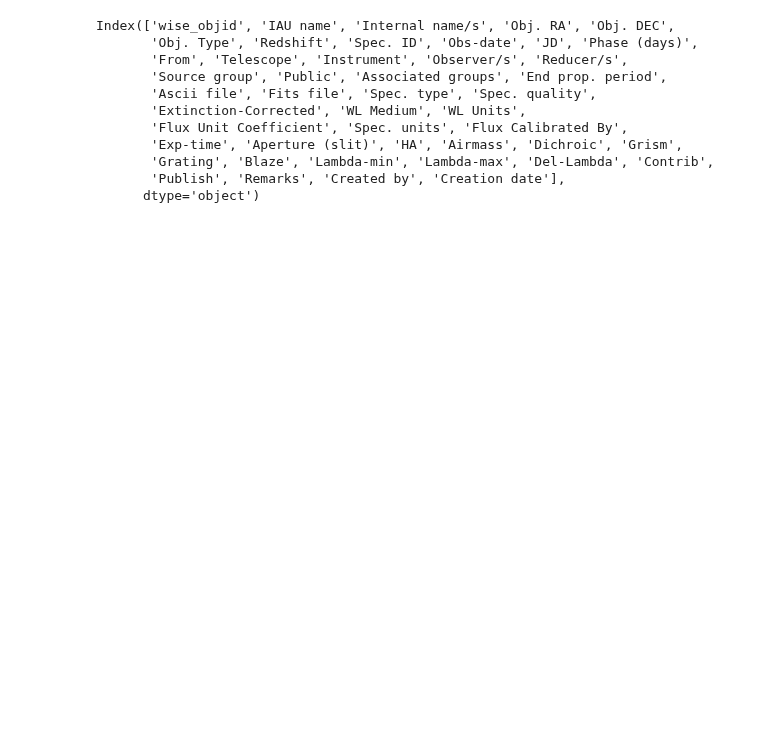
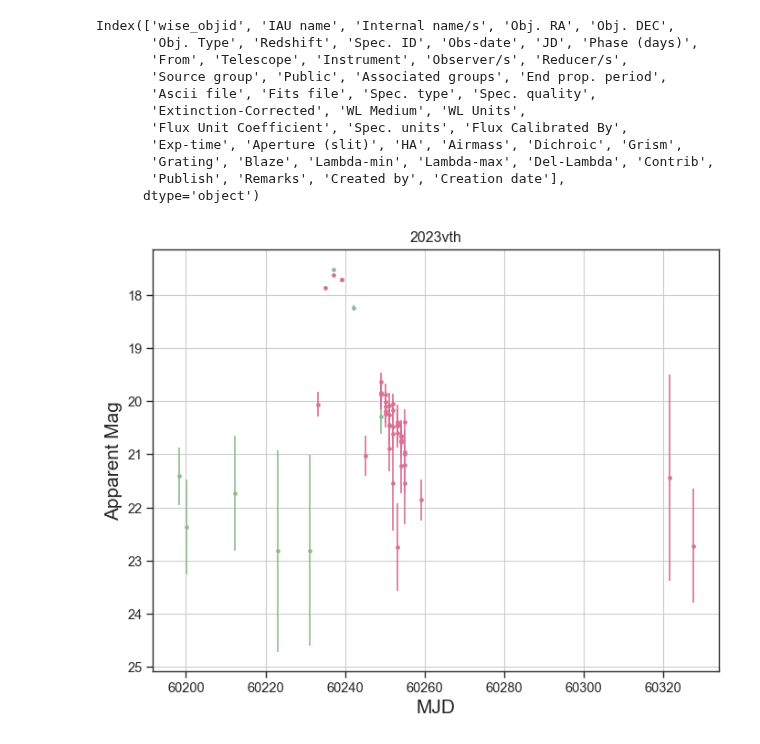
Before and after one commit to aec3675/multi-modal-multi-peaks, a Jupyter notebook: adrian/ztf_lc_work.ipynb, the cells around one changed output. Saved outputs shown, nothing was run; the diff lists cells and outputs as text; code cells hidden in the pictures; blank space fills up the shorter version.

Commit message:
updating LC info for edge cases of wiserep SESNe types

```diff
--- a/adrian/ztf_lc_work.ipynb
+++ b/adrian/ztf_lc_work.ipynb
@@ -40,7 +40,7 @@ Index(['wise_objid', 'IAU name', 'Internal name/s', 'Obj. RA', 'Obj. DEC',
 multi_types = ((all_spec_meta['Obj. Type']=='SN IIb')|(all_spec_meta['Obj. Type']=='SN Ib')|(all_spec_meta['Obj. Type']=='SN Ic')|
                (all_spec_meta['Obj. Type']=='SN Ib/c')|(all_spec_meta['Obj. Type']=='SN Ic-BL')|(all_spec_meta['Obj. Type']=='SN Ic-Ca-rich')|
                (all_spec_meta['Obj. Type']=='SN Ibn')|(all_spec_meta['Obj. Type']=='SN Ib-Ca-rich')|(all_spec_meta['Obj. Type']=='SN Ic-pec')|
-               (all_spec_meta['Obj. Type']=='SN Icn')|(all_spec_meta['Obj. Type']=='FBOT'))
+               (all_spec_meta['Obj. Type']=='SN Icn')|(all_spec_meta['Obj. Type']=='FBOT')|(all_spec_meta['Obj. Type']=='SN Ic-pec'))
 #ignoring: (all_spec_meta['Obj. Type']=='SLSN-I')|(all_spec_meta['Obj. Type']=='SLSN-II')|(all_spec_meta['Obj. Type']=='SN IIn')
 
 #filters for ZTF/P60 data
@@ -55,6 +55,7 @@ ibc = (all_spec_meta['Obj. Type']=='SN Ib/c')
 ibnicn = (all_spec_meta['Obj. Type']=='SN Ibn')|(all_spec_meta['Obj. Type']=='SN Icn')
 carich = (all_spec_meta['Obj. Type']=='SN Ib-Ca-rich')|(all_spec_meta['Obj. Type']=='SN Ic-Ca-rich')
 fbot = (all_spec_meta['Obj. Type']=='FBOT')
+icpec = (all_spec_meta['Obj. Type']=='SN Ic-pec')
 # slsni = (all_spec_meta['Obj. Type']=='SLSN-I')
 # slsnii = (all_spec_meta['Obj. Type']=='SLSN-II')
 # iin = (all_spec_meta['Obj. Type']=='SN IIn')
@@ -81,8 +82,8 @@ def make_ztf_info(type_str, type_mask):
     ztf_info = pd.DataFrame(d)
     ztf_info.to_csv(f"ztf_fp_info_for_{type_str}.csv", index=False)
 # %%
-types_str = ['SN IIb', 'SN Ib', 'SN Ic', 'SN Ibc', 'SN IbnIcn', 'SN Ibc Ca-rich', 'FBOT']
-types_flags = [iib, ib, ic, ibc, ibnicn, carich, fbot]
+types_str = ['SN IIb', 'SN Ib', 'SN Ic', 'SN Ibc', 'SN IbnIcn', 'SN Ibc Ca-rich', 'SN Ic-pec', 'FBOT']
+types_flags = [iib, ib, ic, ibc, ibnicn, carich, icpec, fbot]
 
 for i,types in enumerate(types_flags):
     make_ztf_info(types_str[i], types)
@@ -144,14 +150,16 @@ def create_ztf_lc_dfs(datadir, sn_type, check_names=False):
         files = sorted(glob.glob(datadir+'*_fp_lc.txt'))
         ztf_info_df = pd.read_csv(f'ztf_fp_info_for_{sn_type}.csv')
 
-        if (sn_type == 'SN IIb') or (sn_type =='SN IIn'):
+        if (sn_type == 'SN IIb') or (sn_type =='SN IIn') or (sn_type == 'SN Ibc'):
                 startindx = 18
         elif (sn_type == 'SN Ic') or (sn_type =='SN Ib'):
                 startindx = 17
-        elif sn_type == 'SLSN-I':
+        elif (sn_type == 'SLSN-I') or (sn_type == 'SN IbnIcn') or (sn_type == 'SN Ic-pec'):
                 startindx = 20
-        elif sn_type == 'SLSN-II':
+        elif (sn_type == 'SLSN-II') or (sn_type =='SN Ibc Ca-rich'):
                 startindx = 21
+        elif sn_type == 'FBOT':
+                startindx = 19
         else:
                 print(f'SN type {sn_type} unsupported or not in format SN XX / SLSN-XX')
                 return
@@ -201,6 +209,11 @@ sn_names_iib, lc_dfs_iib = create_ztf_lc_dfs('./ztf_fp_data/iib/','SN IIb')
 sn_names_iin, lc_dfs_iin = create_ztf_lc_dfs('./ztf_fp_data/iin/','SN IIn')
 sn_names_slsni, lc_dfs_slsni = create_ztf_lc_dfs('./ztf_fp_data/slsni/','SLSN-I')
 sn_names_slsnii, lc_dfs_slsnii = create_ztf_lc_dfs('./ztf_fp_data/slsnii/','SLSN-II')
+sn_names_carich, lc_dfs_carich = create_ztf_lc_dfs('./ztf_fp_data/carich/','SN Ibc Ca-rich', check_names=False)
+sn_names_fbot, lc_dfs_fbot = create_ztf_lc_dfs('./ztf_fp_data/fbot/','FBOT', check_names=False)
+sn_names_ibc, lc_dfs_ibc = create_ztf_lc_dfs('./ztf_fp_data/ibc/','SN Ibc', check_names=False)
+sn_names_ibncn, lc_dfs_ibncn = create_ztf_lc_dfs('./ztf_fp_data/ibncn/','SN IbnIcn', check_names=False)
+sn_names_icpec, lc_dfs_icpec = create_ztf_lc_dfs('./ztf_fp_data/icpec/','SN Ic-pec', check_names=False)
 # %%
 # plotting to see if data exists around SN + data spread across filters + multi-peakedness
 def plot_all_ztf_lcs(lc_dfs,sn_names,interactive=False,save=False,datadir='./figures/ztf_lcs/'):
@@ -239,0 +255,4 @@ def plot_all_ztf_lcs(lc_dfs,sn_names,interactive=False,save=False,datadir='./fig
+# %%
+plot_all_ztf_lcs(lc_dfs_fbot,sn_names_fbot,save=False,interactive=False)
+# %% [output]
+[figure, added]
```
Also changed, not shown: parts of 12 cells of this notebook, 58 other files.
